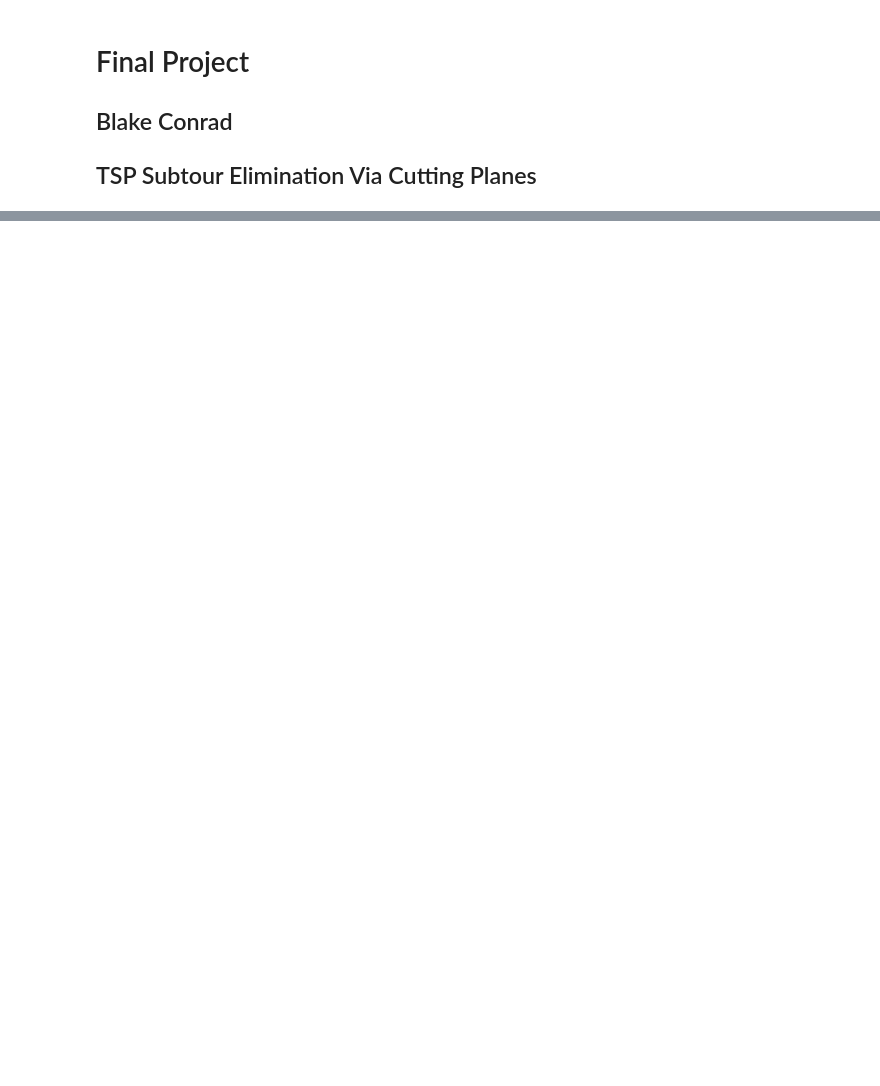
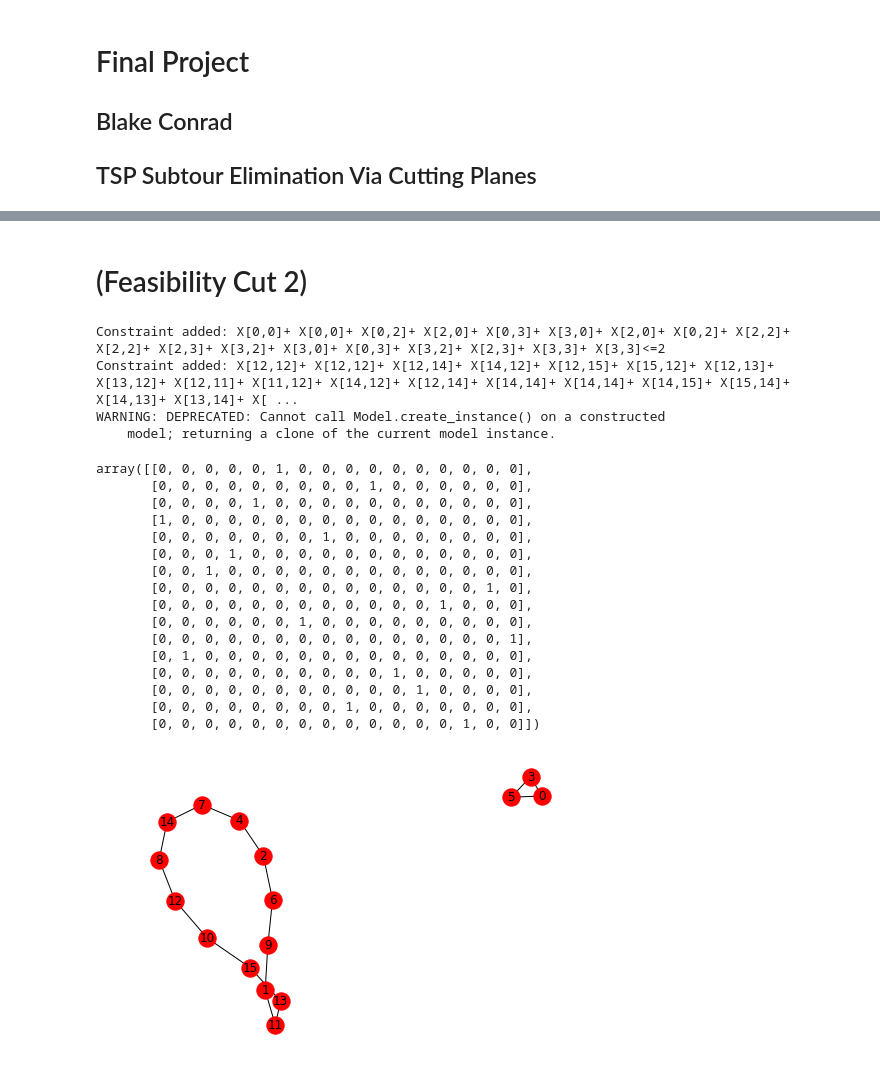
Before and after one commit to conradbm/imse884, a Jupyter notebook: term_project/final_cutting_planes_subtours.ipynb, the cells around one changed output, grey strips where cells are left out. Cells and saved outputs as stored; diff of their text form; code cells hidden in the pictures; blank space fills up the shorter version.

```diff
--- a/term_project/final_cutting_planes_subtours.ipynb
+++ b/term_project/final_cutting_planes_subtours.ipynb
@@ -149,0 +196,29 @@ nx.draw(G, with_labels=True)
+# %% [markdown]
+# (Feasibility Cut 2)
+# %%
+add_subtour_constraints(nodes=[0,2,3], verbose=True)
+add_subtour_constraints(nodes=[12,14,15,13,11], verbose=True)
+
+solve_model(plot=True)
+# %% [output]
+Constraint added: X[0,0]+ X[0,0]+ X[0,2]+ X[2,0]+ X[0,3]+ X[3,0]+ X[2,0]+ X[0,2]+ X[2,2]+ X[2,2]+ X[2,3]+ X[3,2]+ X[3,0]+ X[0,3]+ X[3,2]+ X[2,3]+ X[3,3]+ X[3,3]<=2
+Constraint added: X[12,12]+ X[12,12]+ X[12,14]+ X[14,12]+ X[12,15]+ X[15,12]+ X[12,13]+ X[13,12]+ X[12,11]+ X[11,12]+ X[14,12]+ X[12,14]+ X[14,14]+ X[14,14]+ X[14,15]+ X[15,14]+ X[14,13]+ X[13,14]+ X[ ...
+WARNING: DEPRECATED: Cannot call Model.create_instance() on a constructed
+    model; returning a clone of the current model instance.
+array([[0, 0, 0, 0, 0, 1, 0, 0, 0, 0, 0, 0, 0, 0, 0, 0],
+       [0, 0, 0, 0, 0, 0, 0, 0, 0, 1, 0, 0, 0, 0, 0, 0],
+       [0, 0, 0, 0, 1, 0, 0, 0, 0, 0, 0, 0, 0, 0, 0, 0],
+       [1, 0, 0, 0, 0, 0, 0, 0, 0, 0, 0, 0, 0, 0, 0, 0],
+       [0, 0, 0, 0, 0, 0, 0, 1, 0, 0, 0, 0, 0, 0, 0, 0],
+       [0, 0, 0, 1, 0, 0, 0, 0, 0, 0, 0, 0, 0, 0, 0, 0],
+       [0, 0, 1, 0, 0, 0, 0, 0, 0, 0, 0, 0, 0, 0, 0, 0],
+       [0, 0, 0, 0, 0, 0, 0, 0, 0, 0, 0, 0, 0, 0, 1, 0],
+       [0, 0, 0, 0, 0, 0, 0, 0, 0, 0, 0, 0, 1, 0, 0, 0],
+       [0, 0, 0, 0, 0, 0, 1, 0, 0, 0, 0, 0, 0, 0, 0, 0],
+       [0, 0, 0, 0, 0, 0, 0, 0, 0, 0, 0, 0, 0, 0, 0, 1],
+       [0, 1, 0, 0, 0, 0, 0, 0, 0, 0, 0, 0, 0, 0, 0, 0],
+       [0, 0, 0, 0, 0, 0, 0, 0, 0, 0, 1, 0, 0, 0, 0, 0],
+       [0, 0, 0, 0, 0, 0, 0, 0, 0, 0, 0, 1, 0, 0, 0, 0],
+       [0, 0, 0, 0, 0, 0, 0, 0, 1, 0, 0, 0, 0, 0, 0, 0],
+       [0, 0, 0, 0, 0, 0, 0, 0, 0, 0, 0, 0, 0, 1, 0, 0]])
+[figure, added]
```
Also changed, not shown: parts of 18 cells of this notebook, 18 other files.
